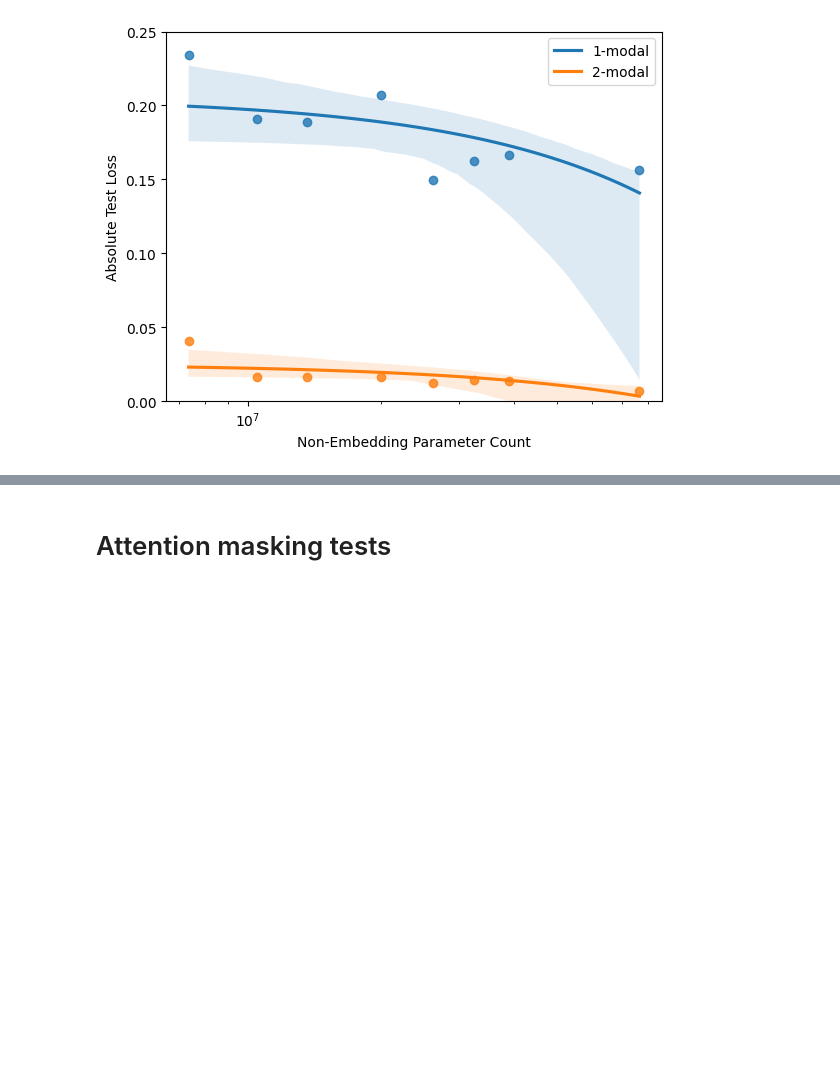
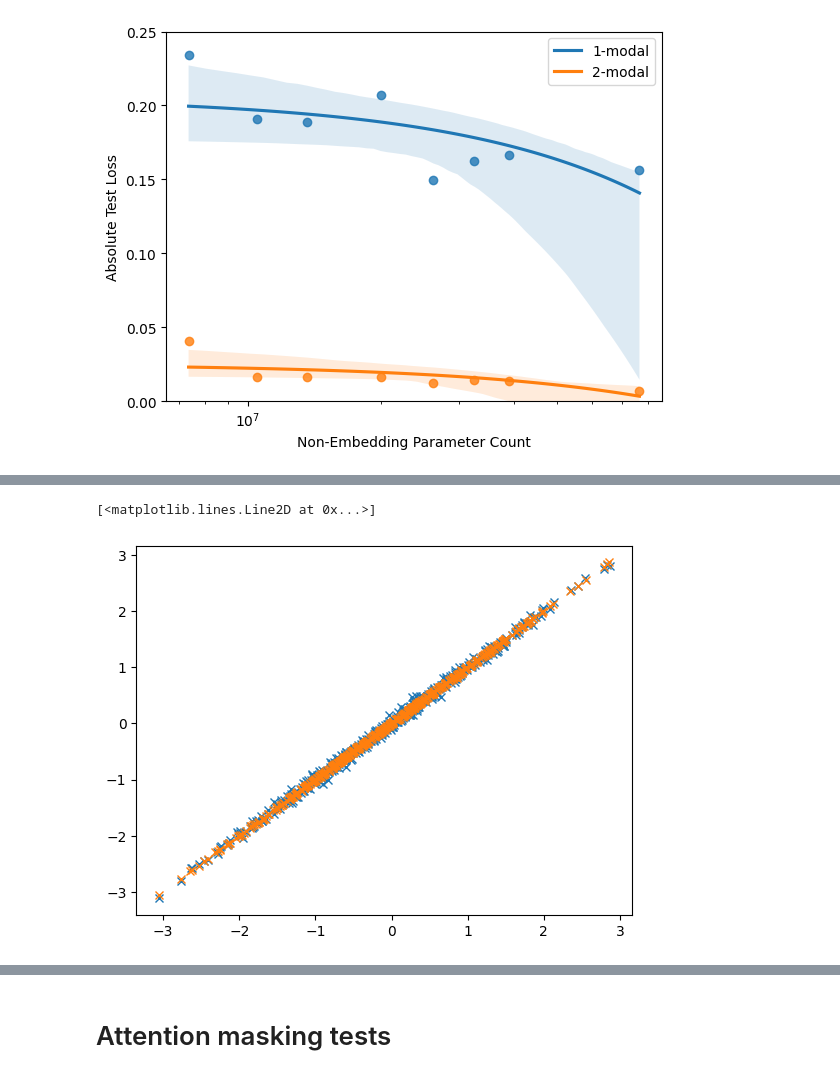
Before and after one commit to josiahbjorgaard/mca-paper, a Jupyter notebook: ModelPrototyping.ipynb, the cells around one changed output, grey strips where cells are left out. Saved outputs shown, nothing was run; the diff lists cells and outputs as text; code cells hidden in the pictures; blank space fills up the shorter version.

```diff
--- a/ModelPrototyping.ipynb
+++ b/ModelPrototyping.ipynb
@@ -229,4 +229,7 @@ BioZorroPretrainingLossOutput(losses=BioZorroPretrainingLossesCollection(contras
+# %%
+batch['spliced_index'][0]=batch['spliced_index'][0]*0
+batch['unspliced_index'][0]=batch['unspliced_index'][0]*0
 # %%
 load_model(model,os.path.join(output_dir,'model.safetensors'))
 with torch.no_grad():
-    print(model(**batch))
+    output2 = model(**batch)
@@ -234,0 +258,7 @@ BioZorroPretrainingLossOutput(losses=BioZorroPretrainingLossesCollection(contras
+# %%
+import matplotlib.pyplot as plt
+plt.plot(output.fusion[0].T, output2.fusion[0].T,'x')
+plt.plot(output.fusion[1].T, output2.fusion[3].T,'x')
+# %% [output]
+[<matplotlib.lines.Line2D at 0x...>]
+[figure, added]
```
Also changed, not shown: parts of 6 cells of this notebook, 1 other file.
